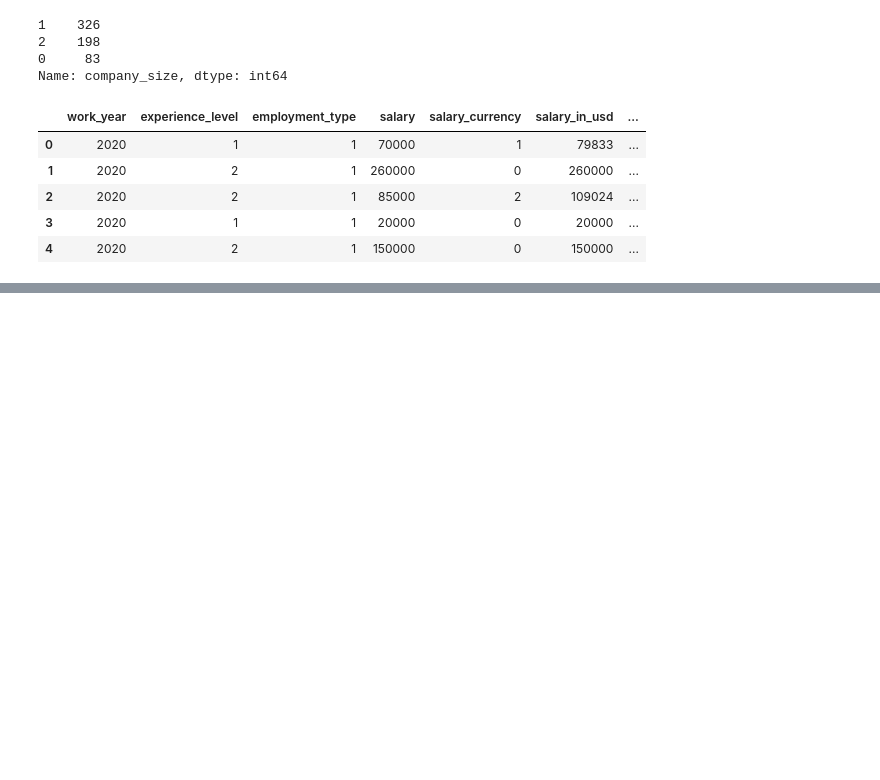
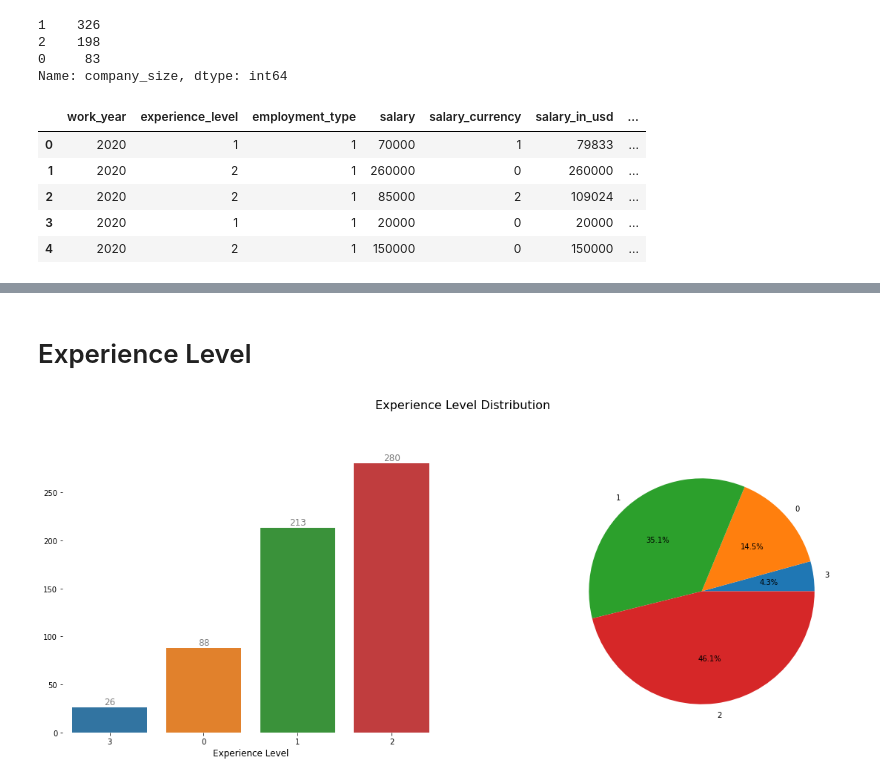
Before and after one commit to leotanaka4/ds-job-salaries, a Jupyter notebook: main.ipynb, the cells around one changed output, grey strips where cells are left out. Drawn from its saved outputs; the diff is of its cells as text; code cells hidden in the pictures; blank space fills up the shorter version.

```diff
--- a/main.ipynb
+++ b/main.ipynb
@@ -532,0 +580,6 @@ sns.heatmap(correlação, annot=True, cmap="Blues")
+# %% [markdown]
+# Experience Level
+# %%
+univariate_multi_plot(x="experience_level", xlabel="Experience Level")
+# %% [output]
+[figure, added]
```
Also changed, not shown: parts of 13 cells of this notebook.
